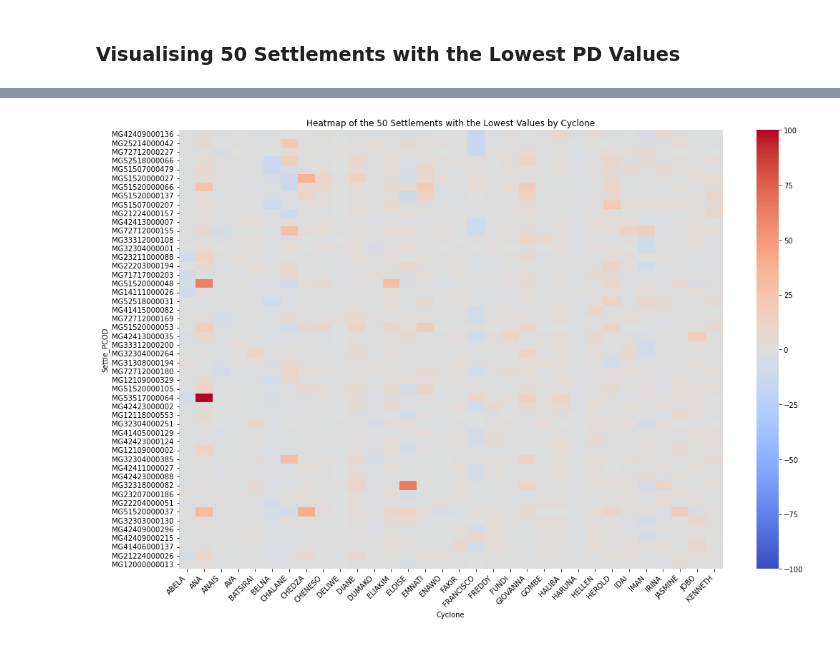
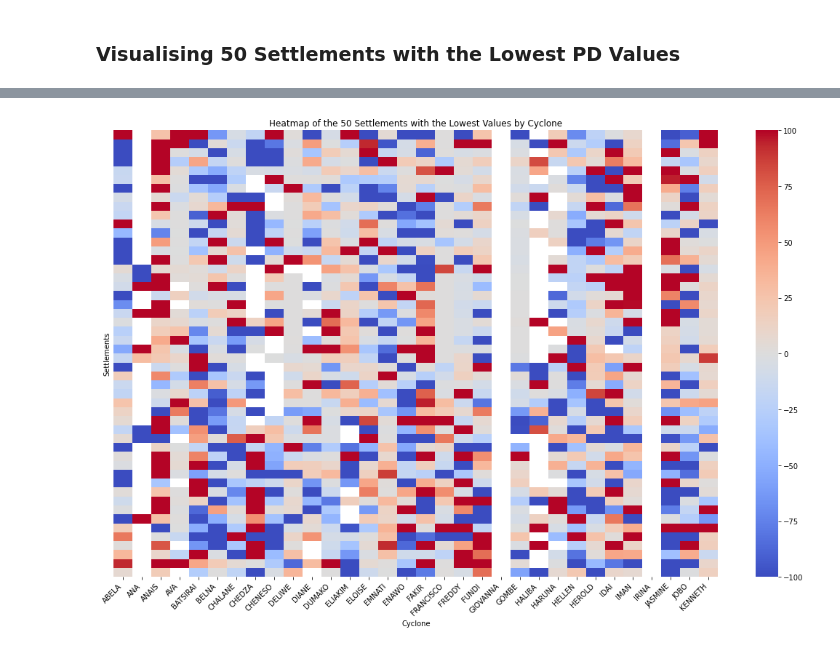
Before and after one commit to nafroze/Cylone-heatmaps, a Jupyter notebook: slope_plots.ipynb, the cells around one changed output, grey strips where cells are left out. Drawn from its saved outputs; the diff is of its cells as text; code cells hidden in the pictures.

```diff
--- a/slope_plots.ipynb
+++ b/slope_plots.ipynb
@@ -45,7 +46,7 @@ date_df
 665 rows × 4341 columns
 # %%
 # Next up is the cyclone track data
-cyclone_track_gdf = gpd.read_file(belmontdir+"MadTrack_SegmentID_DATE.shp")
+cyclone_track_gdf = gpd.read_file(belmontdir2 +"MadTrack_SegmentID_DATE.shp")
 #print(cyclone_track_gdf.columns)
 columns_to_keep = ['NAME', 'DATE', 'Segment_ID', 'NATURE']
 onset_df = cyclone_track_gdf[columns_to_keep]
@@ -148,0 +151,16 @@ for idx, row in final_df.iterrows():
+# %%
+# Ensure the relevant slope columns are in a numeric format for calculation
+final_df['cyclone_pre_slope'] = pd.to_numeric(final_df['cyclone_pre_slope'], errors='coerce')
+final_df['cyclone_post_slope'] = pd.to_numeric(final_df['cyclone_post_slope'], errors='coerce')
+final_df['hist_pre_slope'] = pd.to_numeric(final_df['hist_pre_slope'], errors='coerce')
+final_df['hist_post_slope'] = pd.to_numeric(final_df['hist_post_slope'], errors='coerce')
+
+# Calculate the slope difference for cyclone and historical data, and add them as new columns
+final_df['cyclone_slope_diff_PD'] = (final_df['cyclone_post_slope'] - final_df['cyclone_pre_slope']) / final_df['cyclone_pre_slope'] * 100
+final_df['hist_slope_diff_PD'] = (final_df['hist_post_slope'] - final_df['hist_pre_slope']) / final_df['hist_pre_slope'] * 100
+
+# If you still want to compare these differences in a meaningful way, you might consider doing so directly
+# Note: direct subtraction to compare the changes in slopes might be more meaningful than percent differences
+# because slopes are already rates of change.
+final_df['slope_diff_change_PD'] = final_df['cyclone_slope_diff_PD'] - final_df['hist_slope_diff_PD']
+final_df
@@ -149,11 +181,11 @@ for idx, row in final_df.iterrows():
 # %%
-# Ensure the relevant columns are in a numeric format for calculation
-final_df['cyclone_pre_average'] = pd.to_numeric(final_df['cyclone_pre_average'], errors='coerce')
-final_df['cyclone_post_average'] = pd.to_numeric(final_df['cyclone_post_average'], errors='coerce')
+# # Ensure the relevant columns are in a numeric format for calculation
+# final_df['cyclone_pre_average'] = pd.to_numeric(final_df['cyclone_pre_average'], errors='coerce')
+# final_df['cyclone_post_average'] = pd.to_numeric(final_df['cyclone_post_average'], errors='coerce')
 
-# Calculate the percent difference and add it as a new column
-final_df['cyclone_PD'] = ((final_df['cyclone_post_average'] - final_df['cyclone_pre_average']) / final_df['cyclone_pre_average']) * 100
-final_df['hist_cyclone_PD'] = ((final_df['hist_post_average'] - final_df['hist_pre_average']) / final_df['hist_pre_average']) * 100
+# # Calculate the percent difference and add it as a new column
+# final_df['cyclone_PD'] = ((final_df['cyclone_post_average'] - final_df['cyclone_pre_average']) / final_df['cyclone_pre_average']) * 100
+# final_df['hist_cyclone_PD'] = ((final_df['hist_post_average'] - final_df['hist_pre_average']) / final_df['hist_pre_average']) * 100
 
-final_df['PD'] =  final_df['cyclone_PD'] - final_df['hist_cyclone_PD']
-final_df
+# final_df['PD'] =  final_df['cyclone_PD'] - final_df['hist_cyclone_PD']
+# final_df
@@ -180,5 +226,5 @@ print("CSV file 'value_all_data.csv' has been created.")
 CSV file 'value_all_data.csv' has been created.
 # %%
 # Creating a pivot table for visualization
-pivot_df = final_df.pivot("Cyclone", "Settle_PCOD", "PD")
-pivot_df
+pivot_df = final_df.pivot("Cyclone", "Settle_PCOD", "slope_diff_change_PD")
+# pivot_df
@@ -319,30 +324,30 @@ plt.show()
 # %%
 # Step 1: Exclude specified cyclones
 pivot_df_filtered = pivot_df.drop(["CHANDA", "DANDO"], errors='ignore')
 
 # Step 2: Calculate the minimum value across cyclones for each Settle_PCOD
 min_values = pivot_df_filtered.min(axis=0)
 
 # Step 3: Select the 50 settlements with the lowest values
 lowest_50_settlements = min_values.nsmallest(50).index
 
 # Step 4: Filter the DataFrame to include only these lowest 50 settlements
 filtered_df = pivot_df_filtered[lowest_50_settlements]
 
 # Transpose the DataFrame to pivot the chart
 transposed_df = filtered_df.T
 
 # Plotting the heatmap
 plt.figure(figsize=(15, 10))  # Adjust size as necessary
-sns.heatmap(transposed_df, cmap="coolwarm", xticklabels=True, yticklabels=True, annot=False, vmin=-100, vmax=100)
+sns.heatmap(transposed_df, cmap="coolwarm", xticklabels=True, yticklabels=False, annot=False, vmin=-100, vmax=100)
 plt.title("Heatmap of the 50 Settlements with the Lowest Values by Cyclone")
 plt.xlabel("Cyclone")
-plt.ylabel("Settle_PCOD")
+plt.ylabel("Settlements")
 plt.xticks(rotation=45, ha="right")  # Rotate cyclone names for better readability
 plt.tight_layout()
 plt.show()
 # %% [output]
-[figure, old version]
+[figure, new version]
 # %%
 # Step 1: Exclude specified cyclones
 pivot_df_filtered = pivot_df.drop(["CHANDA", "DANDO"], errors='ignore')
```
Also changed, not shown: parts of 23 cells of this notebook.
